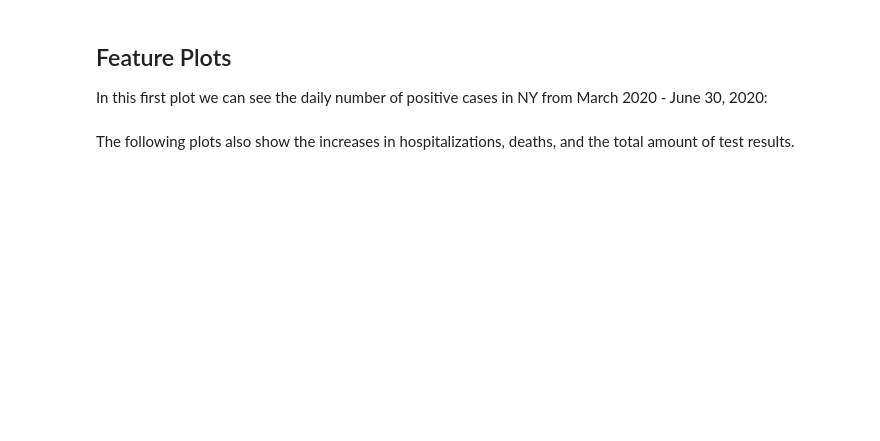
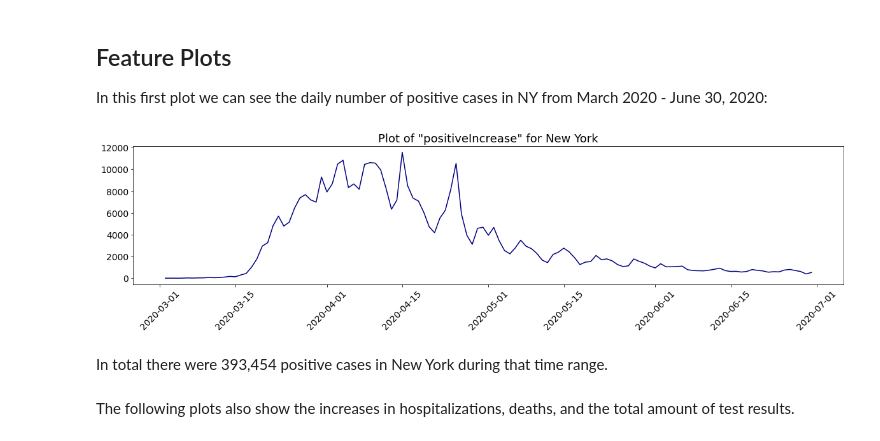
Before and after one commit to JohnKHancock/CUNY_DATA_698_Maters_Project, a Jupyter notebook: project-model/covid19-model-v2.ipynb, the cells around one changed output. Cells and saved outputs as stored; diff of their text form; code cells hidden in the pictures; blank space fills up the shorter version.

```diff
--- a/project-model/covid19-model-v2.ipynb
+++ b/project-model/covid19-model-v2.ipynb
@@ -209,3 +372,3 @@ There are columns that don't have a significant impact to our analysis, namely d
 # %%
-df.drop(['dateChecked', 'dateModified'],axis=1,inplace=True)
+df2.drop(['dateChecked', 'dateModified'],axis=1,inplace=True)
 # %% [markdown]
@@ -213,9 +377,10 @@ We set a threshold of to tolerate up to 90% of values being NA per column. If a
 # %%
-df.info
-limitPer = len(df) * .90
-df = df.dropna(thresh=limitPer, axis=1)
+df2.info
+limitPer = len(df2) * .99
+
+df2 = df2.dropna(thresh=limitPer, axis=1)
 # %% [markdown]
 There are also many features that just have zeros in them, we want to exclude that in our set as well.
 # %%
-df = df.loc[:, (df != 0).any(axis=0)]
+df2 = df2.loc[:, (df2 != 0).any(axis=0)]
 # %% [markdown]
@@ -223,12 +391,20 @@ We ended up excluding 20 columns that just contained NA values, 2 columns that d
+# %%
+df2['date']=df2.index
+
+df2 = df2.reset_index(drop=True)
+
+df2.to_csv('final-ny-data.csv', index=False)
 # %% [markdown]
 ## Feature Plots
 In this first plot we can see the daily number of positive cases in NY from March 2020 - June 30, 2020:
 # %%
 plot_var('positiveIncrease')
 
-totalCases = "{:,.0f}".format(df['positiveIncrease'].sum())
+totalCases = "{:,.0f}".format(df2['positiveIncrease'].sum())
 
 md(f"In total there were {totalCases} positive cases in New York during that time range.")
-# df.tail(n = 5)
+# %% [output]
+[figure, added]
+In total there were 393,454 positive cases in New York during that time range.
 # %% [markdown]
 The following plots also show the increases in hospitalizations, deaths, and the total amount of test results.
```
Also changed, not shown: parts of 39 cells of this notebook.
